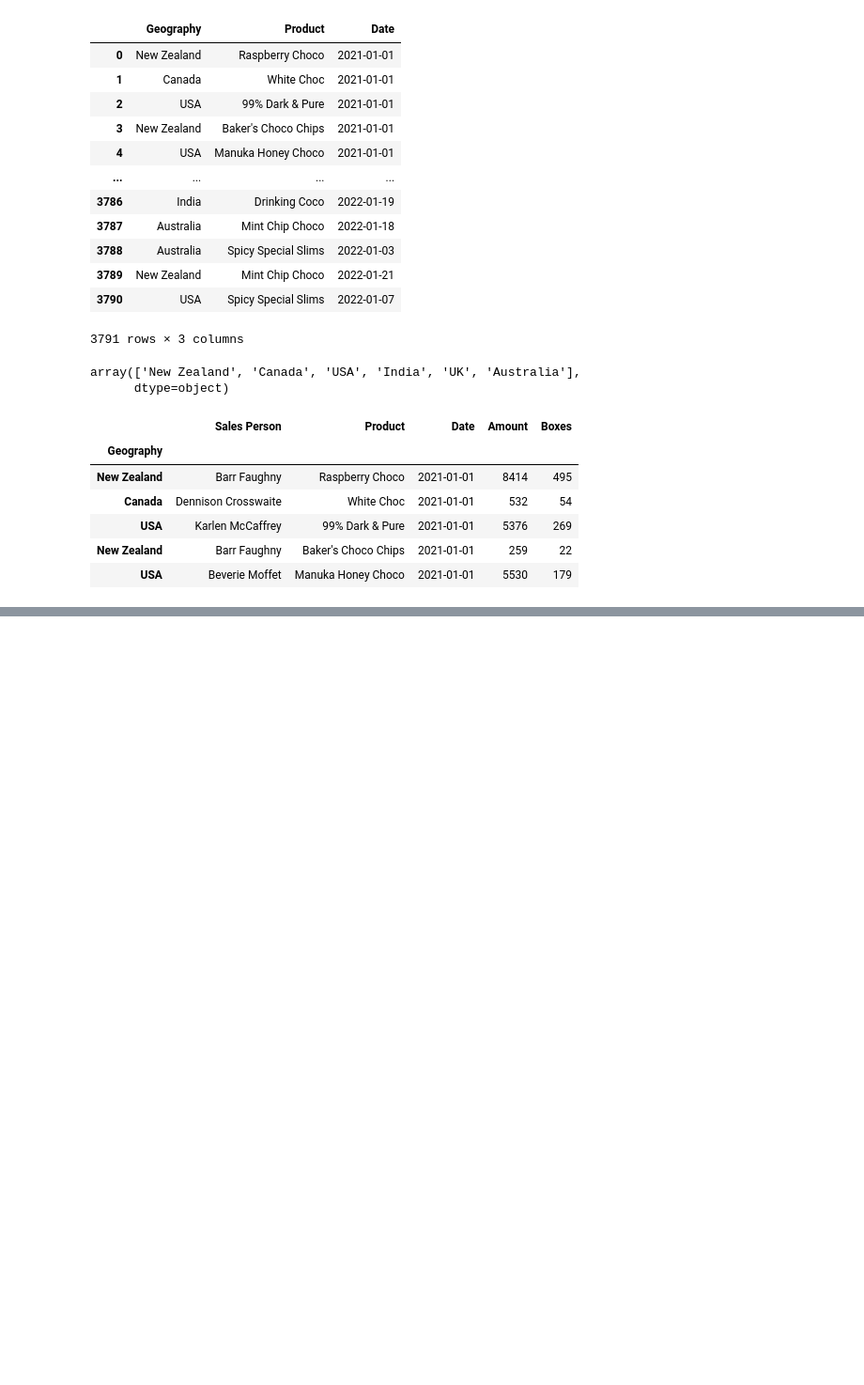
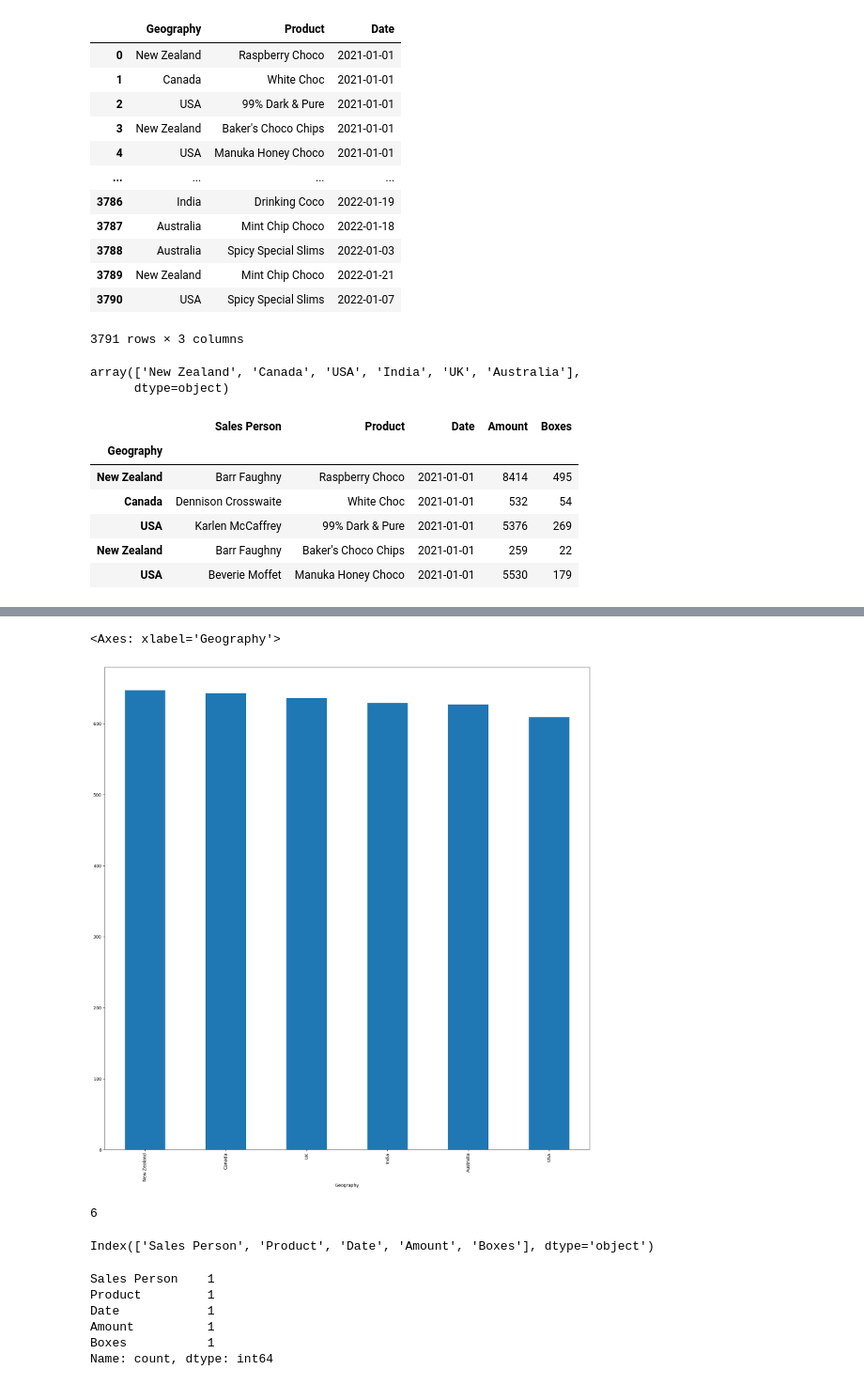
Before and after one commit to bissakaAI/DataAndData_analysis, a Jupyter notebook: Task_folder/pandas/salesdata.ipynb, the cells around one changed output, grey strips where cells are left out. Shown at 94% size. Cells and saved outputs as stored; diff of their text form; code cells hidden in the pictures; blank space fills up the shorter version.

```diff
--- a/Task_folder/pandas/salesdata.ipynb
+++ b/Task_folder/pandas/salesdata.ipynb
@@ -164,0 +183,22 @@ Index(['New Zealand', 'Canada', 'USA', 'India', 'UK', 'Australia'], dtype='objec
+# %%
+df.index.value_counts().plot(kind='bar',figsize= (20,20))
+# %% [output]
+<Axes: xlabel='Geography'>
+[figure, added]
+# %%
+uniqueindex.nunique()
+# %% [output]
+6
+# %%
+df.columns
+# %% [output]
+Index(['Sales Person', 'Product', 'Date', 'Amount', 'Boxes'], dtype='object')
+# %%
+df.columns.value_counts()
+# %% [output]
+Sales Person    1
+Product         1
+Date            1
+Amount          1
+Boxes           1
+Name: count, dtype: int64
```
Also changed, not shown: parts of 44 cells of this notebook.
